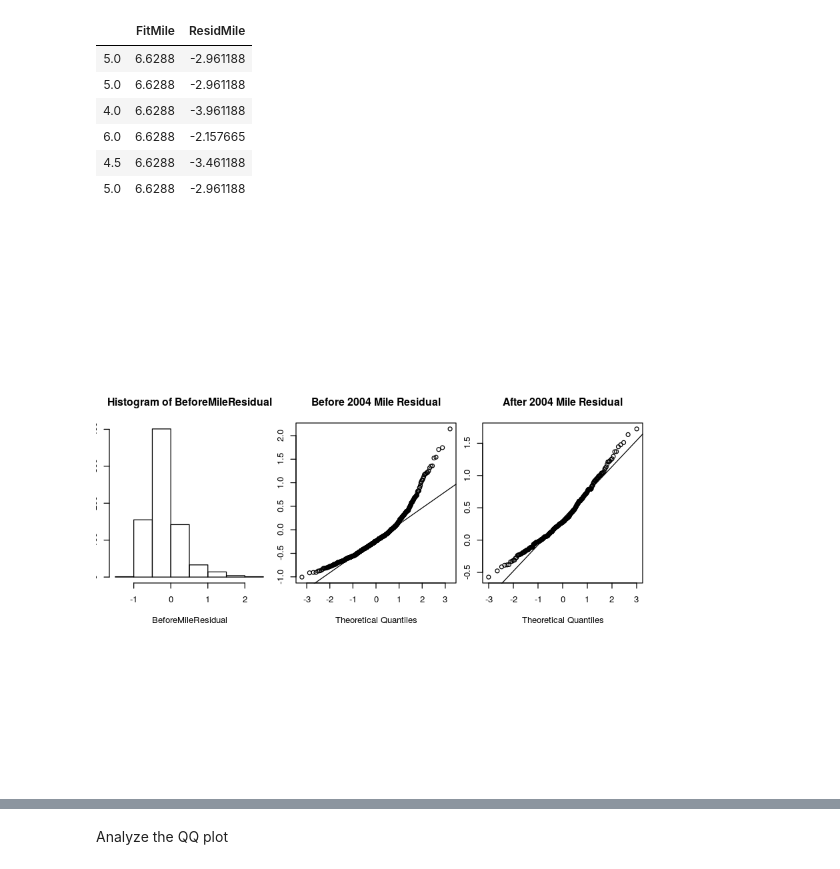
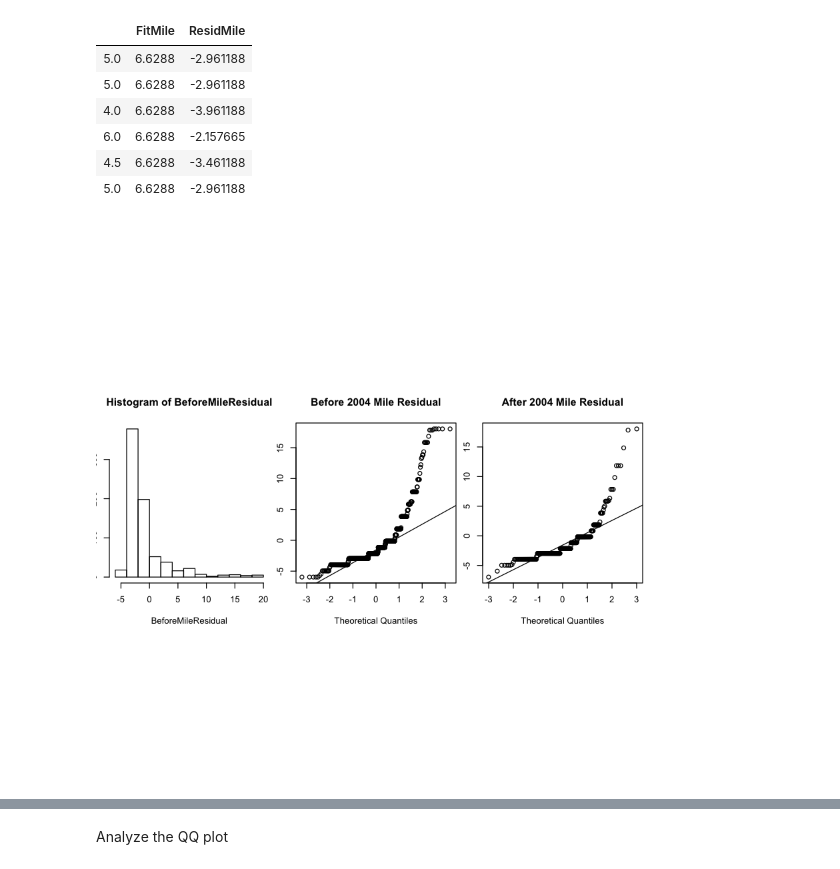
Before and after one commit to EvansDaniel/statistical-modeling-and-analysis, a Jupyter notebook: Homework0/Homework 0.ipynb, the cells around one changed output, grey strips where cells are left out. Drawn from its saved outputs; the diff is of its cells as text; code cells hidden in the pictures.

```diff
--- a/Homework0/Homework 0.ipynb
+++ b/Homework0/Homework 0.ipynb
@@ -254,22 +256,22 @@ head(cbind(Marathon$Mile, FitMile, ResidMile))
 | 4.5 | 6.6288 | -3.461188 |
 | 5.0 | 6.6288 | -2.961188 |
 # %%
-AfterMileResidual = Resid[Marathon$After2004==1]
-BeforeMileResidual = Resid[Marathon$After2004==0]
+AfterMileResidual = ResidMile[Marathon$After2004==1]
+BeforeMileResidual = ResidMile[Marathon$After2004==0]
 
-AfterPaceMinResidual = Resid[Marathon$After2004==1]
-BeforePaceMinResidual = Resid[Marathon$After2004==0]
+AfterPaceMinResidual = ResidPaceMin[Marathon$After2004==1]
+BeforePaceMinResidual = ResidPaceMin[Marathon$After2004==0]
 
 par(mfrow=c(1,3))
 par(pin=c(2,2))
 hist(BeforeMileResidual)
 qqnorm(BeforeMileResidual, ylab="Before 2004 Mile Residual", main="Before 2004 Mile Residual")
 qqline(BeforeMileResidual)
 
 qqnorm(AfterMileResidual, ylab="After 2004 Mile Residual", main="After 2004 Mile Residual")
 qqline(AfterMileResidual)
 # %% [output]
-[figure, old version]
+[figure, new version]
 # %%
 par(mfrow=c(1,3))
 par(pin=c(2,2))
```
Also changed, not shown: parts of 6 cells of this notebook.
